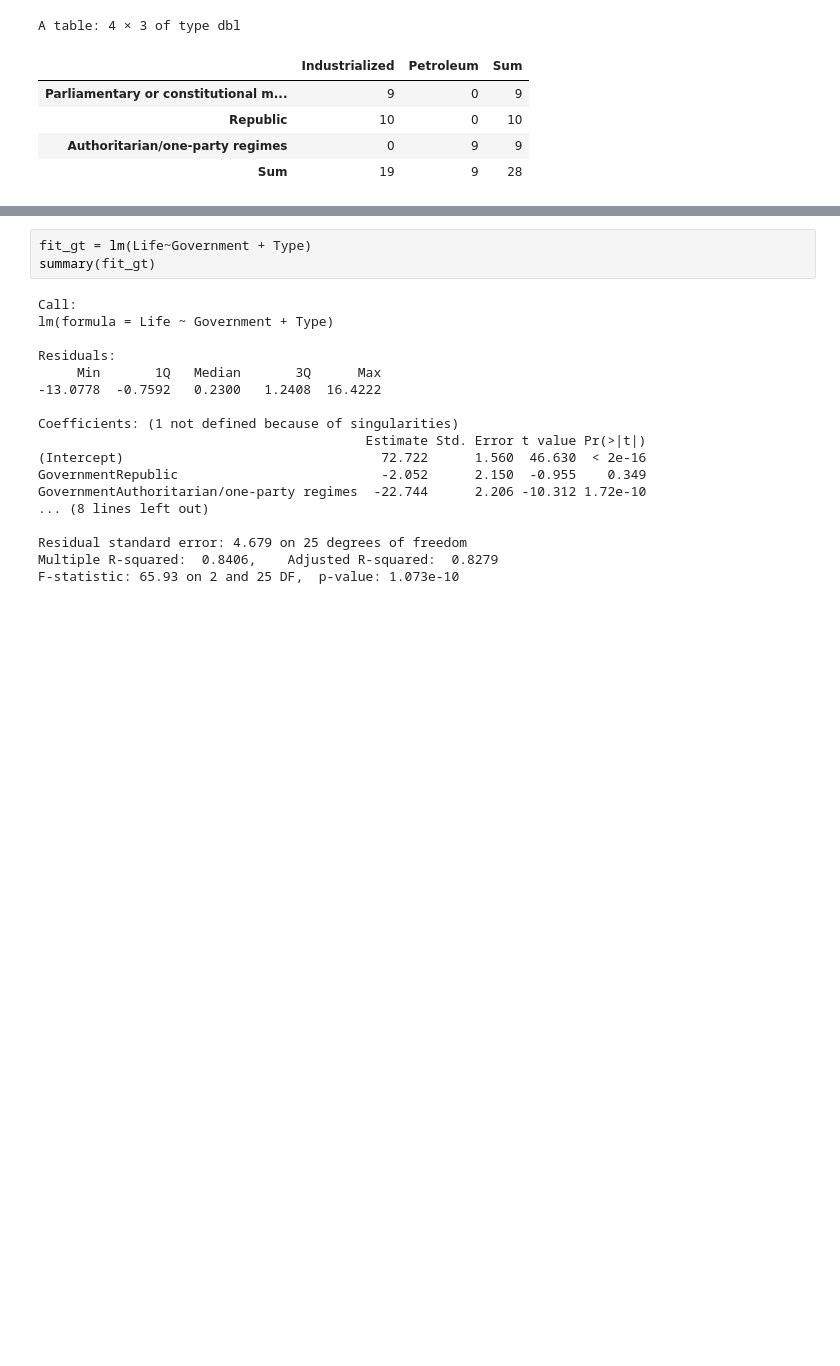
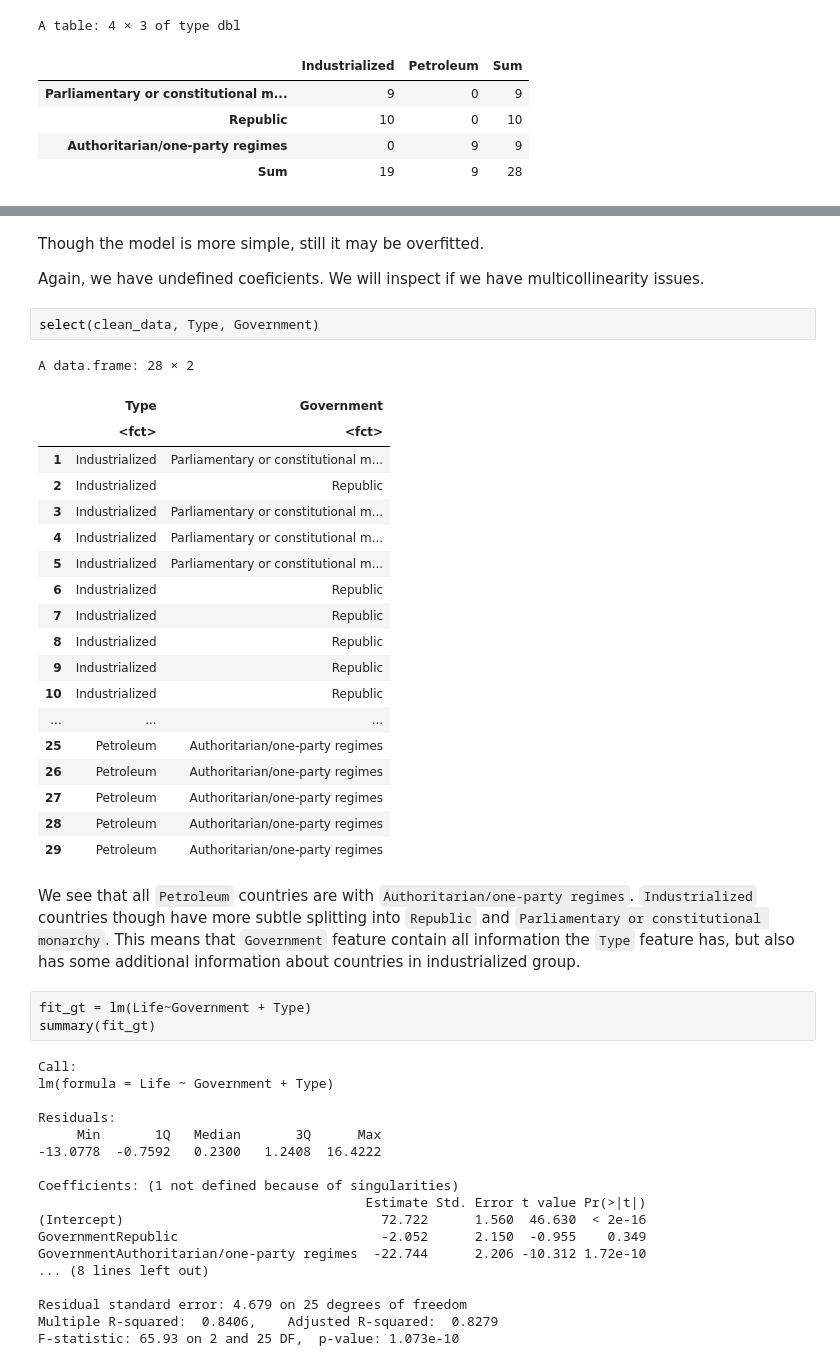
Before and after one commit to nickobard/eurostat-datasets-analysis, a Jupyter notebook: sem-2/semestral-work.ipynb, the cells around one changed output, grey strips where cells are left out. Saved outputs shown, nothing was run; the diff lists cells and outputs as text; blank space fills up the shorter version.

```diff
--- a/sem-2/semestral-work.ipynb
+++ b/sem-2/semestral-work.ipynb
@@ -474,3 +509,31 @@ Now we will inspect if we have multicollinearity issues.
+# %% [markdown]
+Though the model is more simple, still it may be overfitted.
+
+Again, we have undefined coeficients. We will inspect if we have multicollinearity issues.
+# %%
+select(clean_data, Type, Government)
+# %% [output]
+A data.frame: 28 × 2
+|  | Type | Government |
+|  | <fct> | <fct> |
+| 1 | Industrialized | Parliamentary or constitutional m... |
+| 2 | Industrialized | Republic |
+| 3 | Industrialized | Parliamentary or constitutional m... |
+| 4 | Industrialized | Parliamentary or constitutional m... |
+| 5 | Industrialized | Parliamentary or constitutional m... |
+| 6 | Industrialized | Republic |
+| 7 | Industrialized | Republic |
+| 8 | Industrialized | Republic |
+| 9 | Industrialized | Republic |
+| 10 | Industrialized | Republic |
+| ... | ... | ... |
+| 25 | Petroleum | Authoritarian/one-party regimes |
+| 26 | Petroleum | Authoritarian/one-party regimes |
+| 27 | Petroleum | Authoritarian/one-party regimes |
+| 28 | Petroleum | Authoritarian/one-party regimes |
+| 29 | Petroleum | Authoritarian/one-party regimes |
+# %% [markdown]
+We see that all `Petroleum` countries are with `Authoritarian/one-party regimes`. `Industrialized` countries though have more subtle splitting into `Republic` and `Parliamentary or constitutional monarchy`. This means that `Government` feature contain all information the `Type` feature has, but also has some additional information about countries in industrialized group.
 # %%
 fit_gt = lm(Life~Government + Type)
 summary(fit_gt)
```
Also changed, not shown: parts of 33 cells of this notebook.
